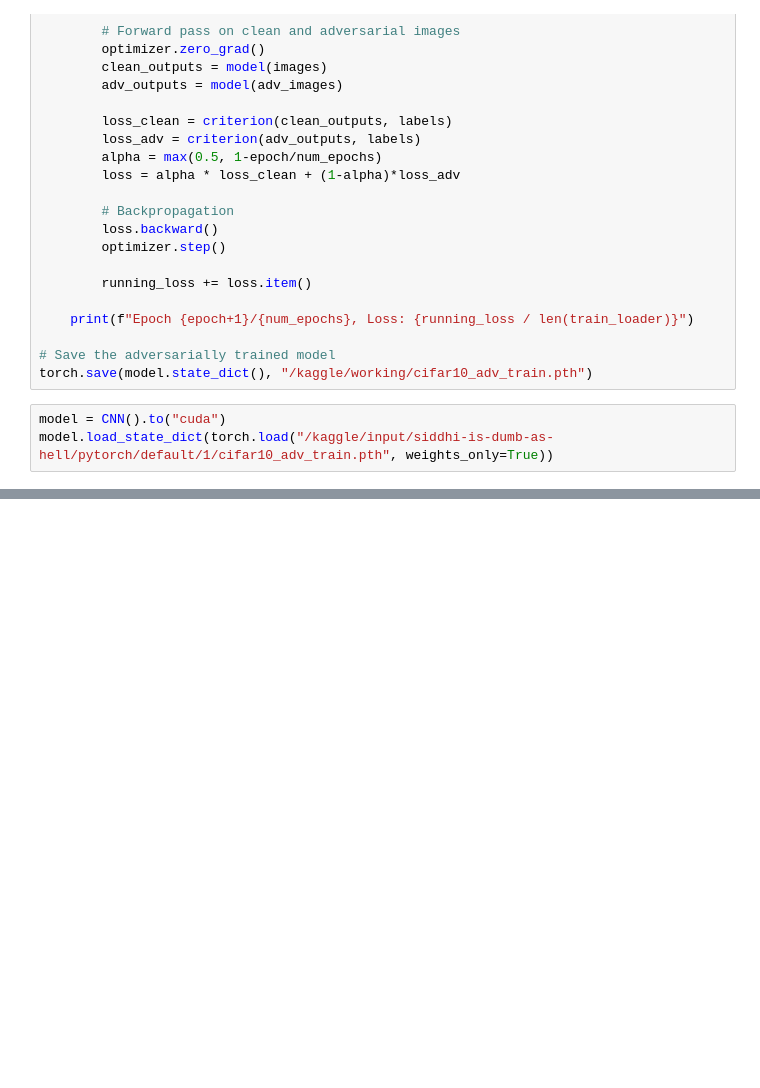
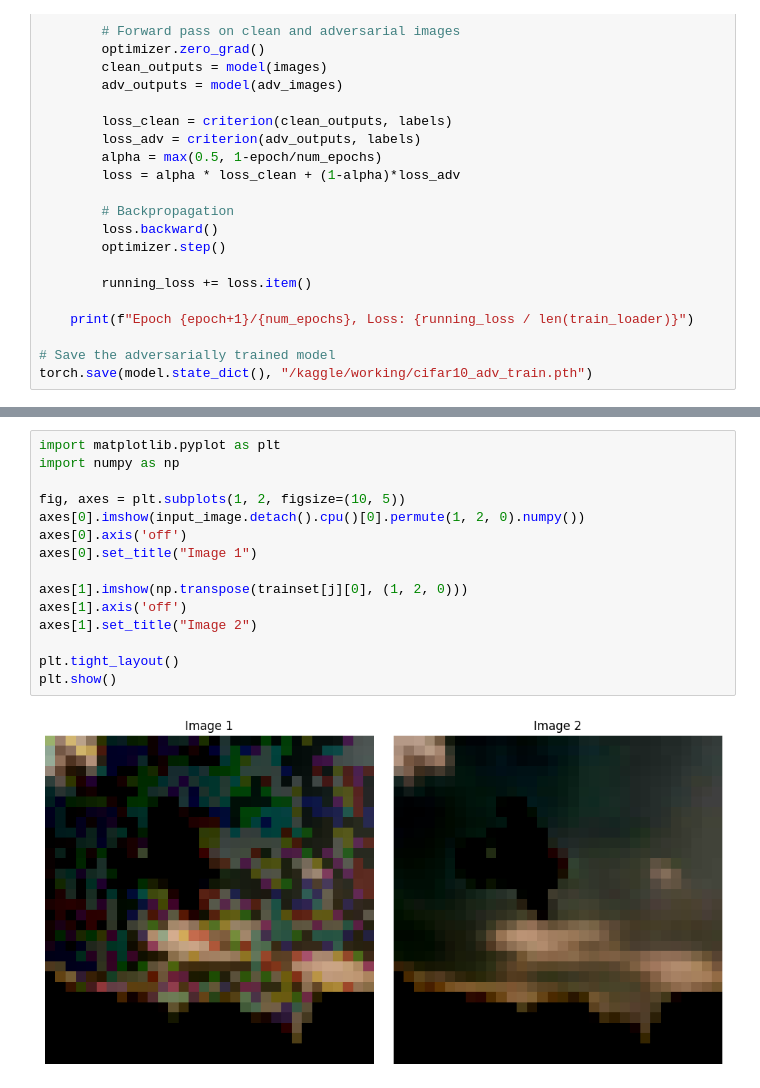
Before and after one commit to MBUYt0n/DL, a Jupyter notebook: Lab6/dl-lab6-advtrain.ipynb, the cells around one changed output, grey strips where cells are left out. Saved outputs shown, nothing was run; the diff lists cells and outputs as text; blank space fills up the shorter version.

```diff
--- a/Lab6/dl-lab6-advtrain.ipynb
+++ b/Lab6/dl-lab6-advtrain.ipynb
@@ -130,6 +129,3 @@ for epoch in range(num_epochs):
 
 # Save the adversarially trained model
 torch.save(model.state_dict(), "/kaggle/working/cifar10_adv_train.pth")
-# %%
-model = CNN().to("cuda")
-model.load_state_dict(torch.load("/kaggle/input/siddhi-is-dumb-as-hell/pytorch/default/1/cifar10_adv_train.pth", weights_only=True))
@@ -170,0 +165,17 @@ average loss -14.80088784060597
+# %%
+import matplotlib.pyplot as plt
+import numpy as np
+
+fig, axes = plt.subplots(1, 2, figsize=(10, 5))
+axes[0].imshow(input_image.detach().cpu()[0].permute(1, 2, 0).numpy())
+axes[0].axis('off')
+axes[0].set_title("Image 1")
+
+axes[1].imshow(np.transpose(trainset[j][0], (1, 2, 0)))
+axes[1].axis('off')
+axes[1].set_title("Image 2")
+
+plt.tight_layout()
+plt.show()
+# %% [output]
+[figure, added]
```
Also changed, not shown: parts of 4 cells of this notebook.
